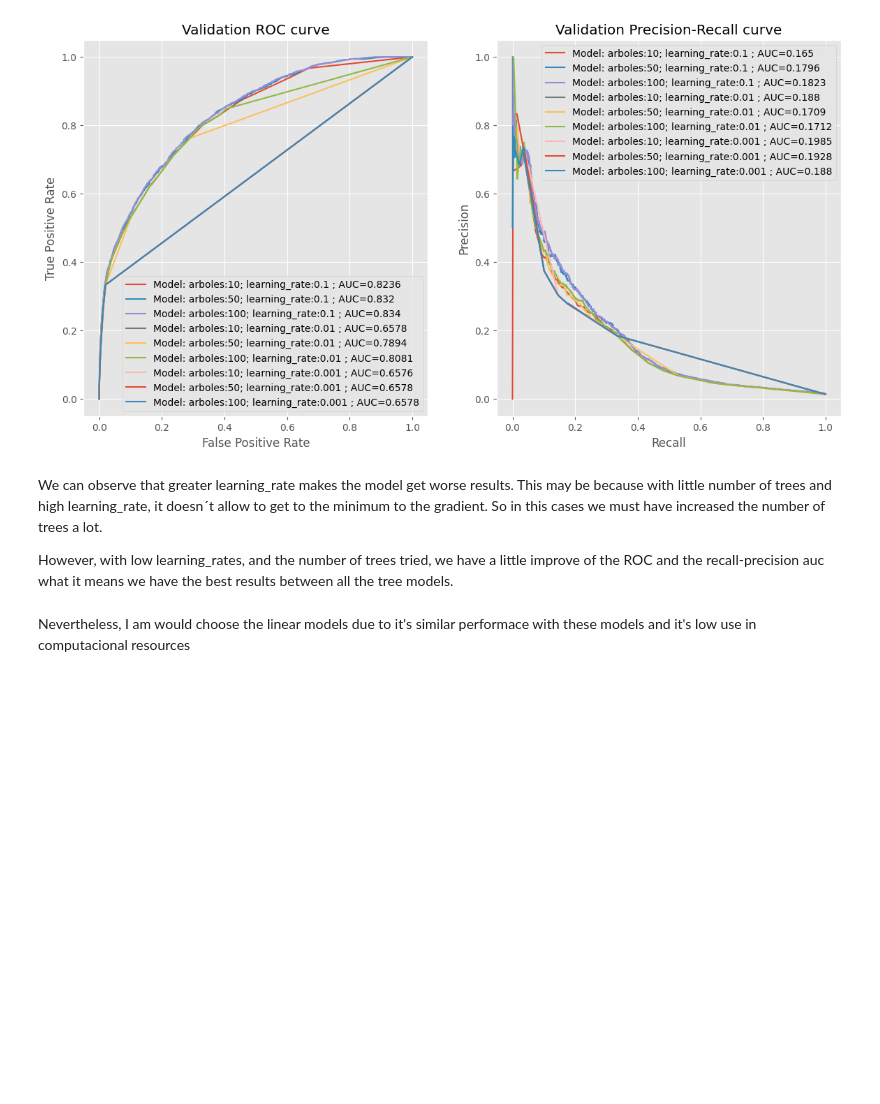
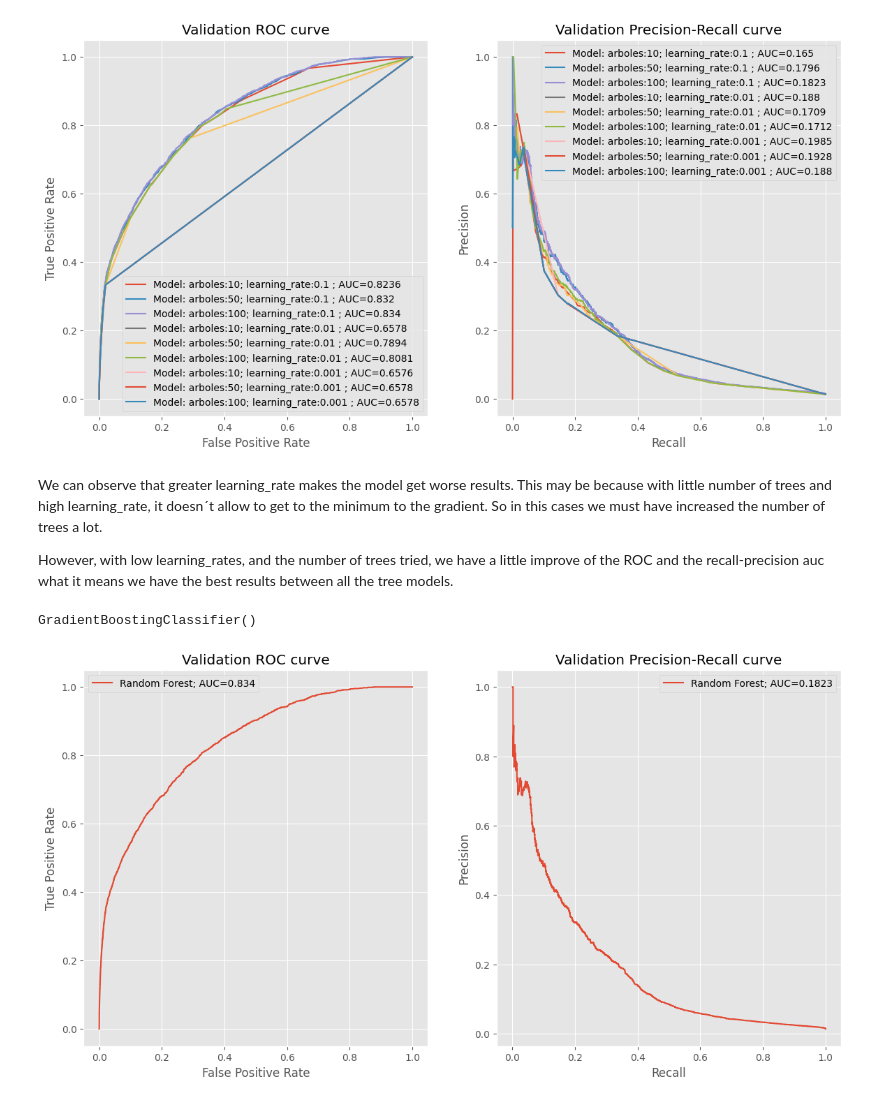
Before and after one commit to uhernando002/zrive-ds, a Jupyter notebook: src/module_4/module_4_milestone1.ipynb, the cells around one changed output. Drawn from its saved outputs; the diff is of its cells as text; code cells hidden in the pictures; blank space fills up the shorter version.

```diff
--- a/src/module_4/module_4_milestone1.ipynb
+++ b/src/module_4/module_4_milestone1.ipynb
@@ -177,5 +262,5 @@ However, this would be the code:
 # %%
-parameters = {'n_estimators': [10, 50, 100], 'min_samples_leaf': [1, 3, 5]}
+parameters = {'n_estimators': [10, 50, 100], 'min_samples_leaf': [1, 5]}
 
 fig, ax = plt.subplots(1, 2, figsize = (14,7))
 
@@ -222,6 +308,6 @@ for n_trees in parameters['n_estimators']:
 # %% [markdown]
 The conclusions drawn from the graphs are very similar to those seen in bagging. However, a slight improvement can be observed with the random forest model thanks to the random selection of variables for each tree, which further reduces the variance of the model, and reducing the error.
 # %%
-rf_model = ensemble.RandomForestClassifier(n_estimators=500, min_samples_leaf=5)
+rf_model = ensemble.RandomForestClassifier(n_estimators=50, min_samples_leaf=5)
 rf_model.fit(X_train[train_columns], Y_train)
 # %% [output]
@@ -254,5 +340,14 @@ for lr in parameters['learning_rate']:
 We can observe that greater learning_rate makes the model get worse results. This may be because with little number of trees and high learning_rate, it doesn´t allow to get to the minimum to the gradient. So in this cases we must have increased the number of trees a lot.
 
 However, with low learning_rates, and the number of trees tried, we have a little improve of the ROC and the recall-precision auc what it means we have the best results between all the tree models.
-# %% [markdown]
-Nevertheless, I am would choose the linear models due to it's similar performace with these models and it's low use in computacional resources
+# %%
+gb_model = ensemble.GradientBoostingClassifier(learning_rate=0.1, n_estimators=100)
+gb_model.fit(X_train[train_columns], Y_train)
+# %% [output]
+GradientBoostingClassifier()
+# %%
+Y_prob_gb = gb_model.predict_proba(X_validation[train_columns])[:,1]
+roc, auc_roc, precision_recall, auc_precrec = calculate_metrics(Y_prob_gb, Y_validation)
+plot_metrics('Random Forest', roc, auc_roc, precision_recall, auc_precrec)
+# %% [output]
+[figure, added]
```
Also changed, not shown: parts of 32 cells of this notebook.
